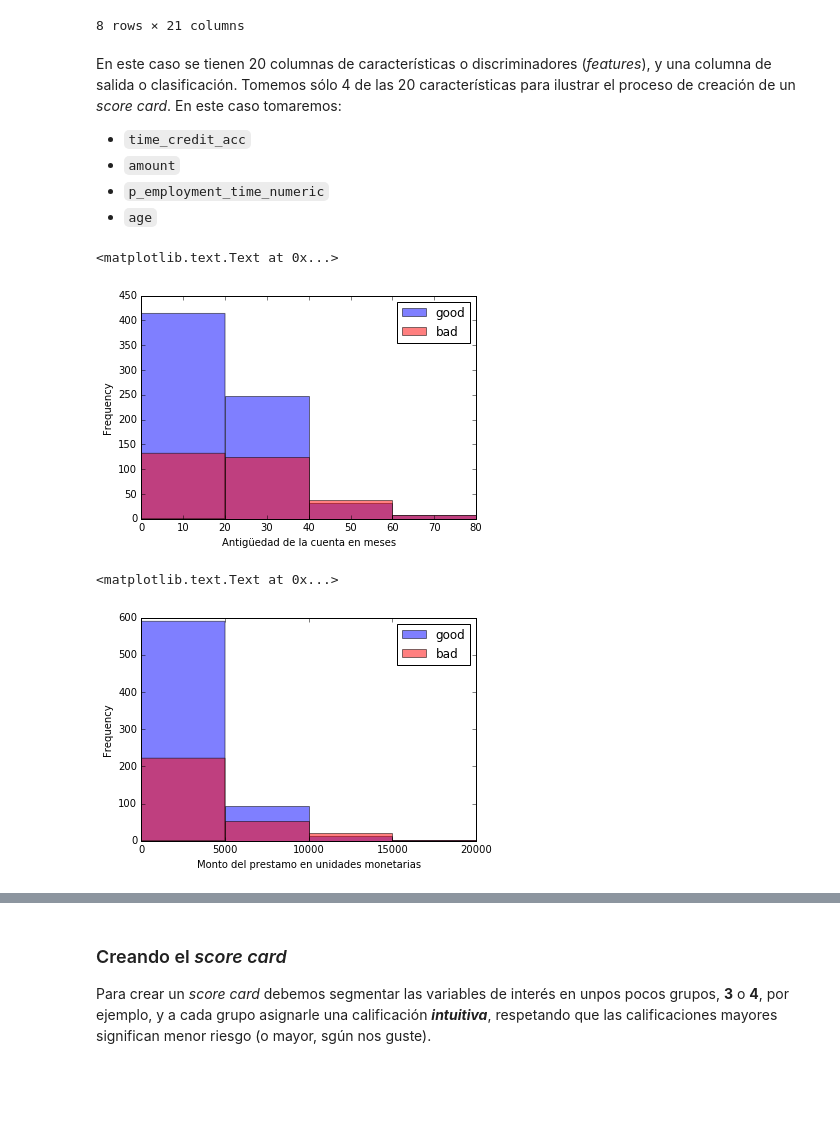
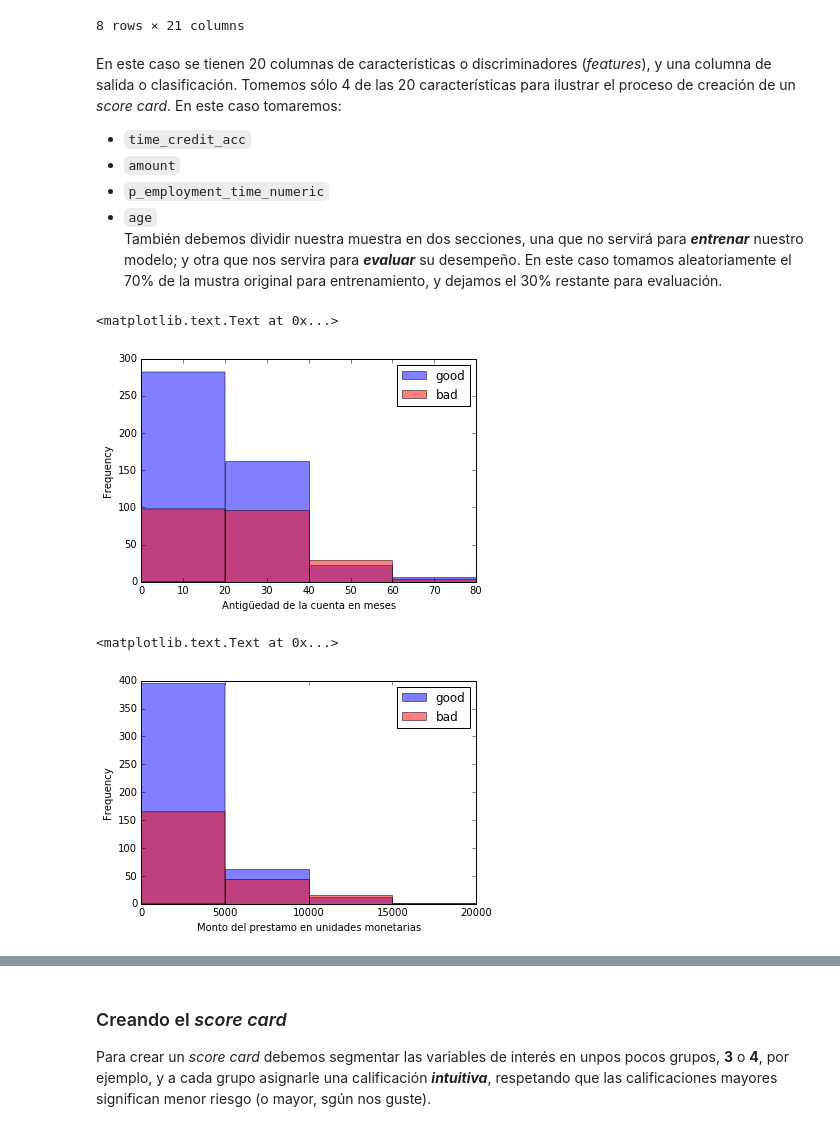
Before and after one commit to hackerschoolmty/Programa-Data-Science, a Jupyter notebook: 5.- Aprendizaje automático/5.- Sesión 1 Aprendizaje automático.ipynb, the cells around one changed output, grey strips where cells are left out. Saved outputs shown, nothing was run; the diff lists cells and outputs as text; code cells hidden in the pictures; blank space fills up the shorter version.

Commit message:
muestra de prueba, implementación de score_card.py

```diff
--- a/5.- Aprendizaje automático/5.- Sesión 1 Aprendizaje automático.ipynb
+++ b/5.- Aprendizaje automático/5.- Sesión 1 Aprendizaje automático.ipynb
@@ -98,20 +98,23 @@ En este caso se tienen 20 columnas de características o discriminadores (_featu
 * `amount`
 * `p_employment_time_numeric`
 * `age`
+También debemos dividir nuestra muestra en dos secciones, una que no servirá para ***entrenar*** nuestro modelo; y otra que nos servira para ***evaluar*** su desempeño. En este caso tomamos aleatoriamente el 70% de la mustra original para entrenamiento, y dejamos el 30% restante para evaluación.
 # %%
 %matplotlib inline
 from matplotlib import pyplot as plt
 plt.figure();
 tca_range = range(0,100,20)
-df_good = df[df['is_good']==1]
-df_bad = df[df['is_good']!=1]
+df_trainning = df.sample(frac=0.7, replace=False)
+df_testing = df.drop(df_trainning.index)
+df_good = df_trainning[df_trainning['is_good']==1]
+df_bad = df_trainning[df_trainning['is_good']!=1]
 df_good['time_credit_acc'].plot.hist(bins=tca_range,color='b',alpha=0.5,label='good')
 df_bad['time_credit_acc'].plot.hist(bins=tca_range,color='r',alpha=0.5,label='bad')
 plt.legend(loc='upper right')
 plt.xlabel('Antigüedad de la cuenta en meses')
 # %% [output]
 <matplotlib.text.Text at 0x...>
-[figure, old version]
+[figure, new version]
 # %%
 plt.figure();
 tca_range = range(0,25000,5000)
@@ -121,7 +124,7 @@ plt.legend(loc='upper right')
 plt.xlabel('Monto del prestamo en unidades monetarias')
 # %% [output]
 <matplotlib.text.Text at 0x...>
-[figure, old version]
+[figure, new version]
 # %%
 plt.figure();
 tca_range = range(1,7,1)
```
Also changed, not shown: parts of 7 cells of this notebook.
